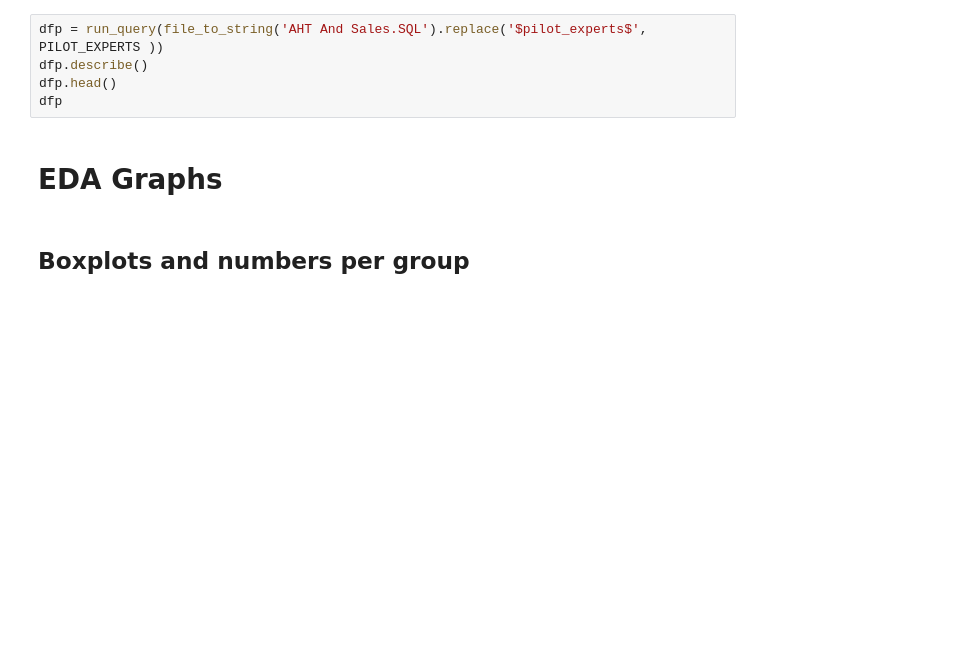
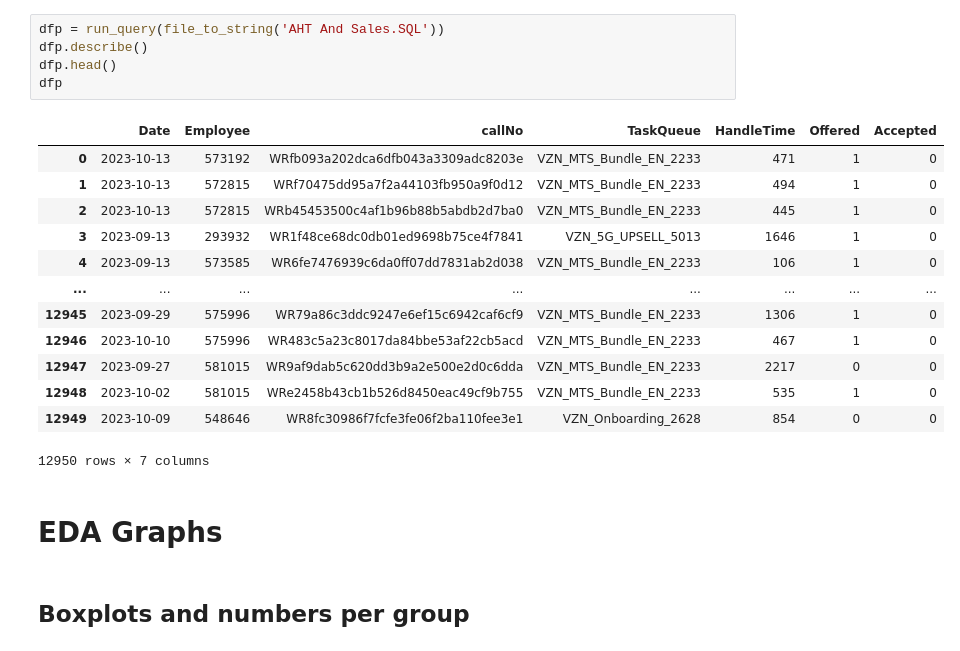
Before and after one commit to Austen-Moore94/Expert-Assist-Pilot, a Jupyter notebook: AdHocs/2. AHT And Sales Testing/Test.ipynb, the cells around one changed output. Cells and saved outputs as stored; diff of their text form; blank space fills up the shorter version.

```diff
--- a/AdHocs/2. AHT And Sales Testing/Test.ipynb
+++ b/AdHocs/2. AHT And Sales Testing/Test.ipynb
@@ -66,8 +56,22 @@ PILOT_EXPERTS = """
 # %%
-dfp = run_query(file_to_string('AHT And Sales.SQL').replace('$pilot_experts$', PILOT_EXPERTS ))
+dfp = run_query(file_to_string('AHT And Sales.SQL'))
 dfp.describe()
 dfp.head()
 dfp
+# %% [output]
+|  | Date | Employee | callNo | TaskQueue | HandleTime | Offered | Accepted |
+| 0 | 2023-10-13 | 573192 | WRfb093a202dca6dfb043a3309adc8203e | VZN_MTS_Bundle_EN_2233 | 471 | 1 | 0 |
+| 1 | 2023-10-13 | 572815 | WRf70475dd95a7f2a44103fb950a9f0d12 | VZN_MTS_Bundle_EN_2233 | 494 | 1 | 0 |
+| 2 | 2023-10-13 | 572815 | WRb45453500c4af1b96b88b5abdb2d7ba0 | VZN_MTS_Bundle_EN_2233 | 445 | 1 | 0 |
+| 3 | 2023-09-13 | 293932 | WR1f48ce68dc0db01ed9698b75ce4f7841 | VZN_5G_UPSELL_5013 | 1646 | 1 | 0 |
+| 4 | 2023-09-13 | 573585 | WR6fe7476939c6da0ff07dd7831ab2d038 | VZN_MTS_Bundle_EN_2233 | 106 | 1 | 0 |
+| ... | ... | ... | ... | ... | ... | ... | ... |
+| 12945 | 2023-09-29 | 575996 | WR79a86c3ddc9247e6ef15c6942caf6cf9 | VZN_MTS_Bundle_EN_2233 | 1306 | 1 | 0 |
+| 12946 | 2023-10-10 | 575996 | WR483c5a23c8017da84bbe53af22cb5acd | VZN_MTS_Bundle_EN_2233 | 467 | 1 | 0 |
+| 12947 | 2023-09-27 | 581015 | WR9af9dab5c620dd3b9a2e500e2d0c6dda | VZN_MTS_Bundle_EN_2233 | 2217 | 0 | 0 |
+| 12948 | 2023-10-02 | 581015 | WRe2458b43cb1b526d8450eac49cf9b755 | VZN_MTS_Bundle_EN_2233 | 535 | 1 | 0 |
+| 12949 | 2023-10-09 | 548646 | WR8fc30986f7fcfe3fe06f2ba110fee3e1 | VZN_Onboarding_2628 | 854 | 0 | 0 |
+12950 rows × 7 columns
 # %% [markdown]
 # EDA Graphs
 # %% [markdown]
```
Also changed, not shown: parts of 7 cells of this notebook, 3 other files.
